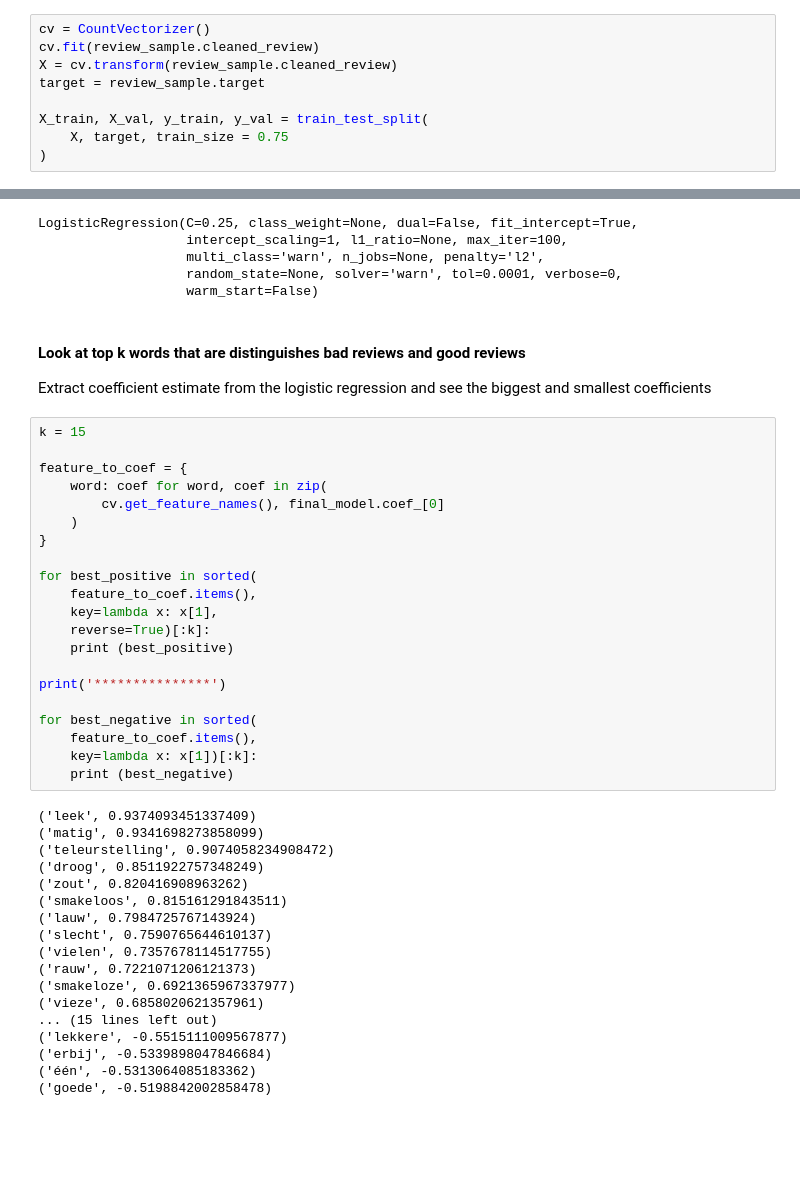
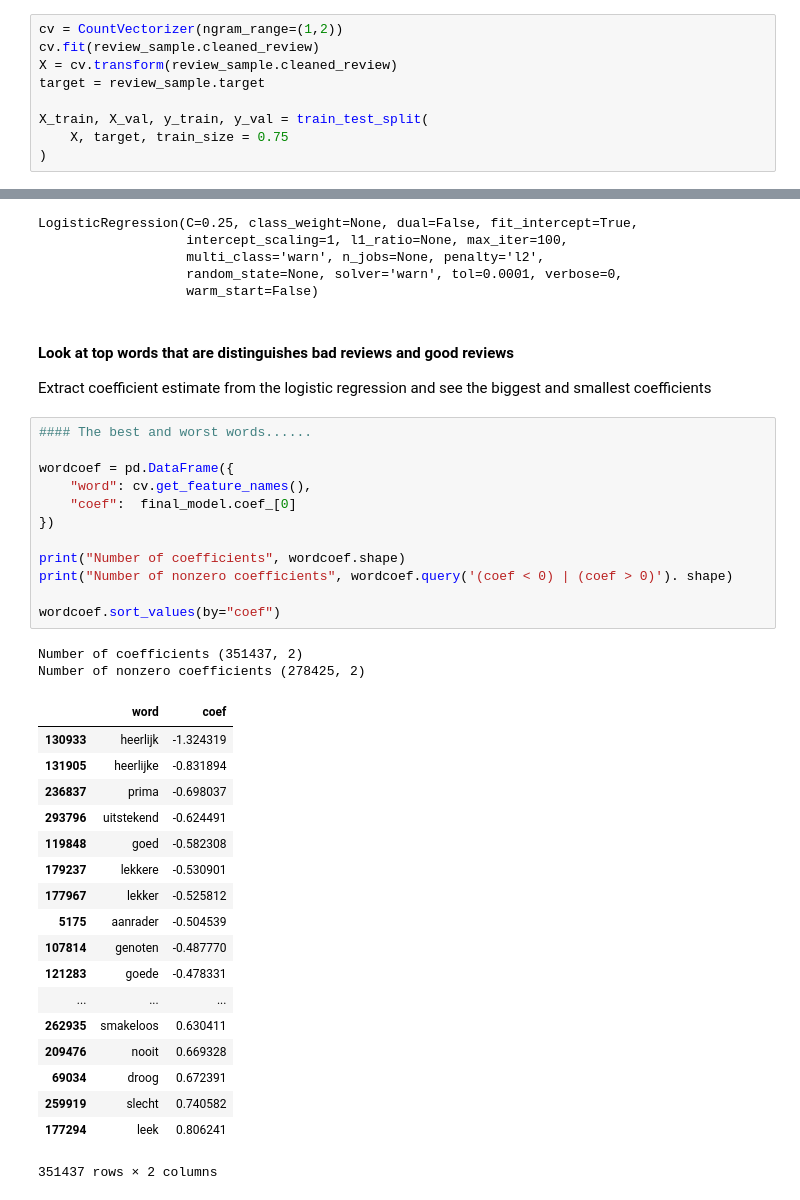
Before and after one commit to longhowlam/python_hobby_stuff, a Jupyter notebook: RestaurantReviews.ipynb, the cells around one changed output, grey strips where cells are left out. Cells and saved outputs as stored; diff of their text form; blank space fills up the shorter version.

```diff
--- a/RestaurantReviews.ipynb
+++ b/RestaurantReviews.ipynb
@@ -174,7 +174,7 @@ review_sample.target.value_counts()
 1     816
 Name: target, dtype: int64
 # %%
-cv = CountVectorizer()
+cv = CountVectorizer(ngram_range=(1,2))
 cv.fit(review_sample.cleaned_review)
 X = cv.transform(review_sample.cleaned_review)
 target = review_sample.target
@@ -210,44 +214,38 @@ LogisticRegression(C=0.25, class_weight=None, dual=False, fit_intercept=True,
                    random_state=None, solver='warn', tol=0.0001, verbose=0,
                    warm_start=False)
 # %% [markdown]
-#### Look at top k words that are distinguishes bad reviews and good reviews
+#### Look at top words that are distinguishes bad reviews and good reviews
 Extract coefficient estimate from the logistic regression and see the biggest and smallest coefficients
-# %%
-k = 15
-
-feature_to_coef = {
-    word: coef for word, coef in zip(
-        cv.get_feature_names(), final_model.coef_[0]
-    )
-}
-
-for best_positive in sorted(
-    feature_to_coef.items(),
-    key=lambda x: x[1],
-    reverse=True)[:k]:
-    print (best_positive)
-
-print('***************')
-
-for best_negative in sorted(
-    feature_to_coef.items(),
-    key=lambda x: x[1])[:k]:
-    print (best_negative)
-# %% [output]
-('leek', 0.9374093451337409)
-('matig', 0.9341698273858099)
-('teleurstelling', 0.9074058234908472)
-('droog', 0.8511922757348249)
-('zout', 0.820416908963262)
-('smakeloos', 0.815161291843511)
-('lauw', 0.7984725767143924)
-('slecht', 0.7590765644610137)
-('vielen', 0.7357678114517755)
-('rauw', 0.7221071206121373)
-('smakeloze', 0.6921365967337977)
-('vieze', 0.6858020621357961)
-... (15 lines left out)
-('lekkere', -0.5515111009567877)
-('erbij', -0.5339898047846684)
-('één', -0.5313064085183362)
-('goede', -0.5198842002858478)
+# %%
+#### The best and worst words......
+
+wordcoef = pd.DataFrame({
+    "word": cv.get_feature_names(),
+    "coef":  final_model.coef_[0]
+})
+
+print("Number of coefficients", wordcoef.shape)
+print("Number of nonzero coefficients", wordcoef.query('(coef < 0) | (coef > 0)'). shape)
+
+wordcoef.sort_values(by="coef")
+# %% [output]
+Number of coefficients (351437, 2)
+Number of nonzero coefficients (278425, 2)
+|  | word | coef |
+| 130933 | heerlijk | -1.324319 |
+| 131905 | heerlijke | -0.831894 |
+| 236837 | prima | -0.698037 |
+| 293796 | uitstekend | -0.624491 |
+| 119848 | goed | -0.582308 |
+| 179237 | lekkere | -0.530901 |
+| 177967 | lekker | -0.525812 |
+| 5175 | aanrader | -0.504539 |
+| 107814 | genoten | -0.487770 |
+| 121283 | goede | -0.478331 |
+| ... | ... | ... |
+| 262935 | smakeloos | 0.630411 |
+| 209476 | nooit | 0.669328 |
+| 69034 | droog | 0.672391 |
+| 259919 | slecht | 0.740582 |
+| 177294 | leek | 0.806241 |
+351437 rows × 2 columns
```
Also changed, not shown: parts of 2 cells of this notebook.
